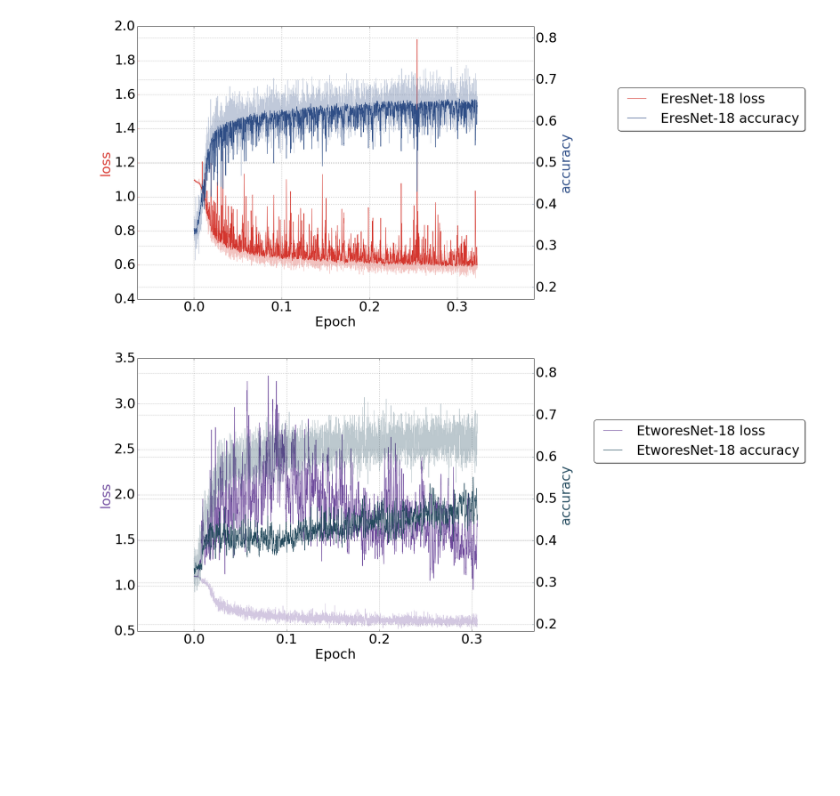
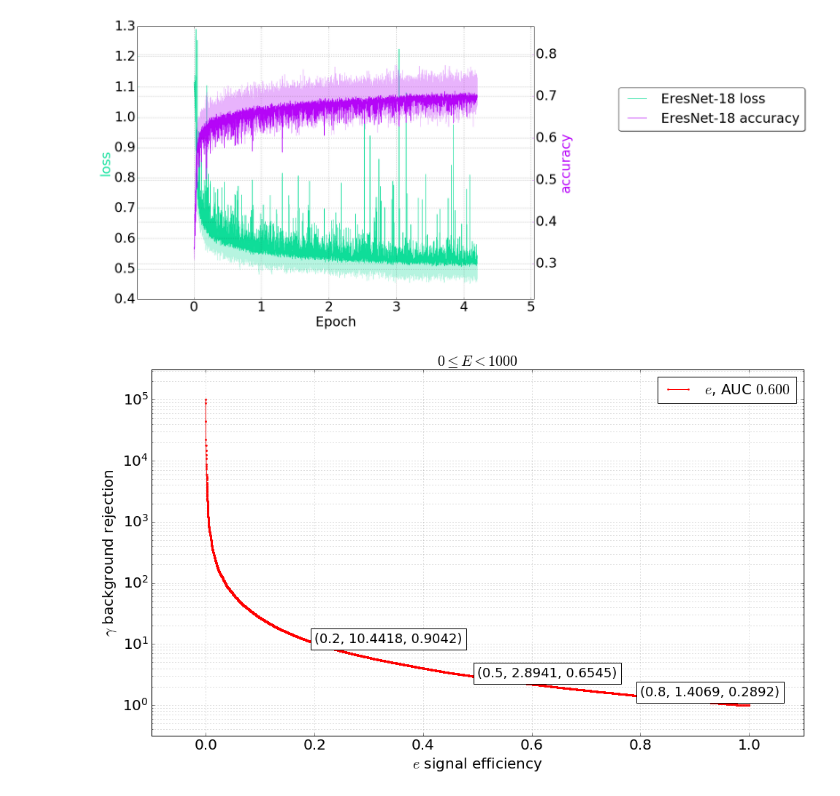
Before and after one commit to WatChMaL/CNN, a Jupyter notebook: notebooks/0212 - New split architecture evaluation.ipynb, the cells around one changed output. Saved outputs shown, nothing was run; the diff lists cells and outputs as text; code cells hidden in the pictures; blank space fills up the shorter version.

Commit message:
Add plotting examples notebook

```diff
--- a/notebooks/0212 - New split architecture evaluation.ipynb
+++ b/notebooks/0212 - New split architecture evaluation.ipynb
@@ -156,16 +156,16 @@ def plot_log(dump_dirs, model_ids, model_cls, keys, lgd_loc=(0.8,0.5), val=False
         plt.clf()
         plt.close()
 # %%
-run_ids = [["20191202_012417"], ["20191202_012451"]]
-
-model_ids = [["EresNet-18"], ["EtworesNet-18"]]
+#run_ids = [["20191202_095740"], ["20191202_095803"]]
+#model_ids = [["EresNet-18"], ["EtworesNet-18"]]
+run_ids = [["20191203_024006"]]
+model_ids = [["EresNet-18"]]
 
 for run_id, model_id in zip(run_ids, model_ids):
     model_colors = [(np.random.rand(3,), np.random.rand(3,)) for model in model_id]
     keys = ["loss", "accuracy"]
 
     plot_log(run_id, model_id, model_colors, keys, lgd_loc=(1.7, 0.8), val=True, log=False, show=True)
 # %% [output]
-[figure, old version]
+[figure, new version]
-[figure, removed]
 # %%
@@ -265,3 +265,28 @@ def plot_new_ROC(softmaxes, labels, energies, softmax_index_dict, label_0, label
 
 
     return fpr, tpr, threshold, roc_auc
+# %%
+#num_samples = [900000, 900000]
+#run_ids = ["20191201_231635", "20191201_231735"]
+
+num_samples = [4000000]
+run_ids = ["20191204_112703"]
+
+dump_dir = "/home/akajal/WatChMaL/VAE/dumps/"
+dump_file = "/val_valid_iteration_dump.npz"
+softmax_index_dict = {"gamma":0, "e":1, "mu":2}
+
+for num_sample, run_id in zip(num_samples, run_ids):
+
+    test_dump_path = dump_dir + run_id + dump_file
+    test_dump_np = np.load(test_dump_path)
+
+    test_softmax  = test_dump_np['softmax'].reshape(-1, 3)
+    test_labels   = test_dump_np['labels'].reshape(-1)
+    test_energies = test_dump_np['energies'].reshape(-1)
+
+    roc_metrics = plot_new_ROC(test_softmax, test_labels, test_energies,
+                               softmax_index_dict, "e", "gamma", min_energy=0,
+                               max_energy=1000, show_plot=True)
+# %% [output]
+[figure, added]
```
Also changed, not shown: parts of 4 cells of this notebook, 4 other files.
